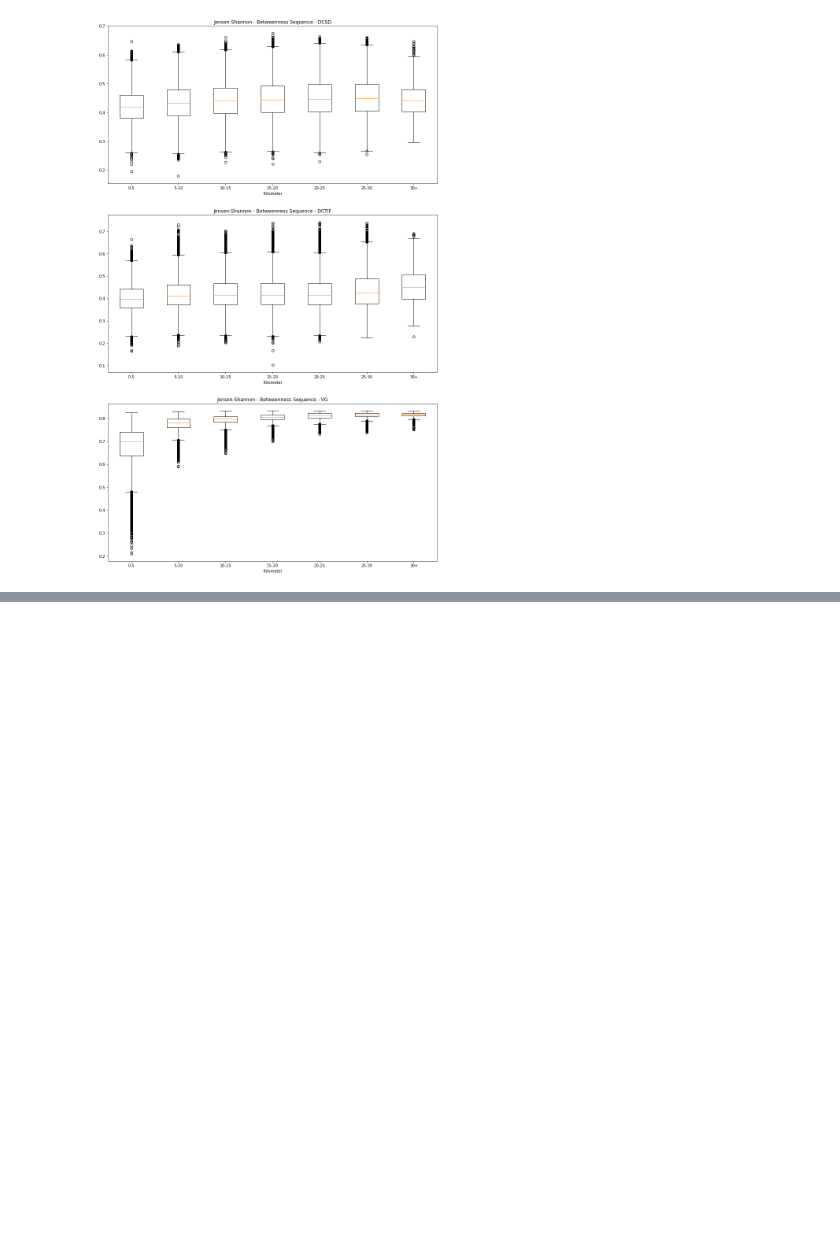
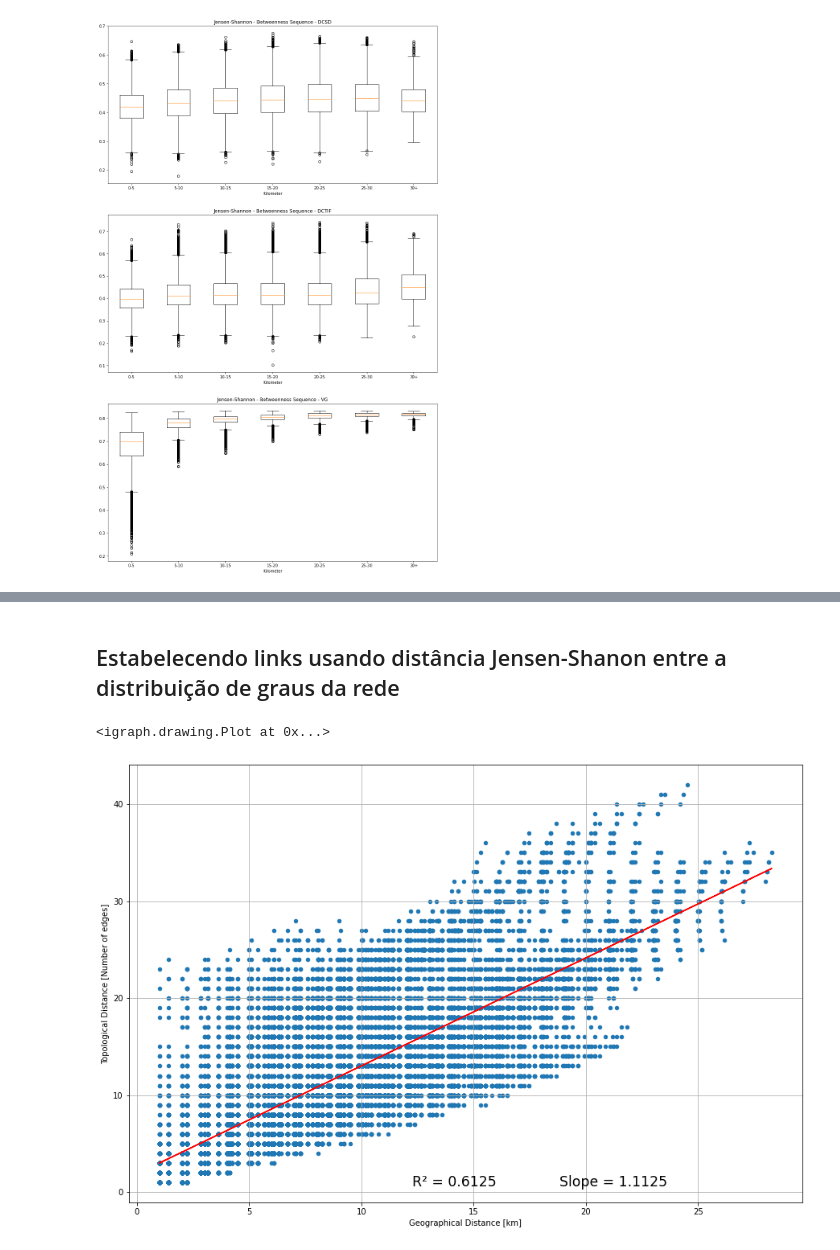
Before and after one commit to IuriDinizUfop/ComplexNetworks_MeteorologicalData, a Jupyter notebook: meteorological-data-complex-networks.ipynb, the cells around one changed output, grey strips where cells are left out. Cells and saved outputs as stored; diff of their text form; code cells hidden in the pictures; blank space fills up the shorter version.

```diff
--- a/meteorological-data-complex-networks.ipynb
+++ b/meteorological-data-complex-networks.ipynb
@@ -1356,0 +1405,29 @@ boxplot_seq(jensenshannon_dist_dcsd_betweenness,jensenshannon_dist_dctif_between
+# %% [markdown]
+## Estabelecendo links usando distância Jensen-Shanon entre a distribuição de graus da rede
+# %%
+# The jensen-shannon distance was calculated already
+js_dist_degree_thrshld = {};
+thrshld = 0.3101;
+for i in jensenshannon_dist_vg_degrees:
+    if jensenshannon_dist_vg_degrees[i] <= thrshld:
+        js_dist_degree_thrshld[i] = [geo_dist[i],jensenshannon_dist_vg_degrees[i]];
+# %%
+g_graph_js = g_graph(js_dist_degree_thrshld);
+# %%
+#  Graph plot - Jensen-Shannon Distance
+g_graph_js[0]
+# %% [output]
+<igraph.drawing.Plot at 0x...>
+# %%
+# Shortest paths - Jensen-Shannon Distance
+s_paths_js = shortest_paths(g_graph_js[1]);
+# %%
+# Shortest paths and Geographical distances - Jensen-Shannon Distance
+topological_geographical_dist_js = {}; # First: Topological distance; Second: Geographical distance
+for i in s_paths_js:
+    topological_geographical_dist_js[i] = [s_paths_js[i],geo_dist[i]];
+# %%
+# Geographical Distance x Topological Distance
+plot_geo_top(topological_geographical_dist_js)
+# %% [output]
+[figure, added]
```
Also changed, not shown: parts of 59 cells of this notebook.
